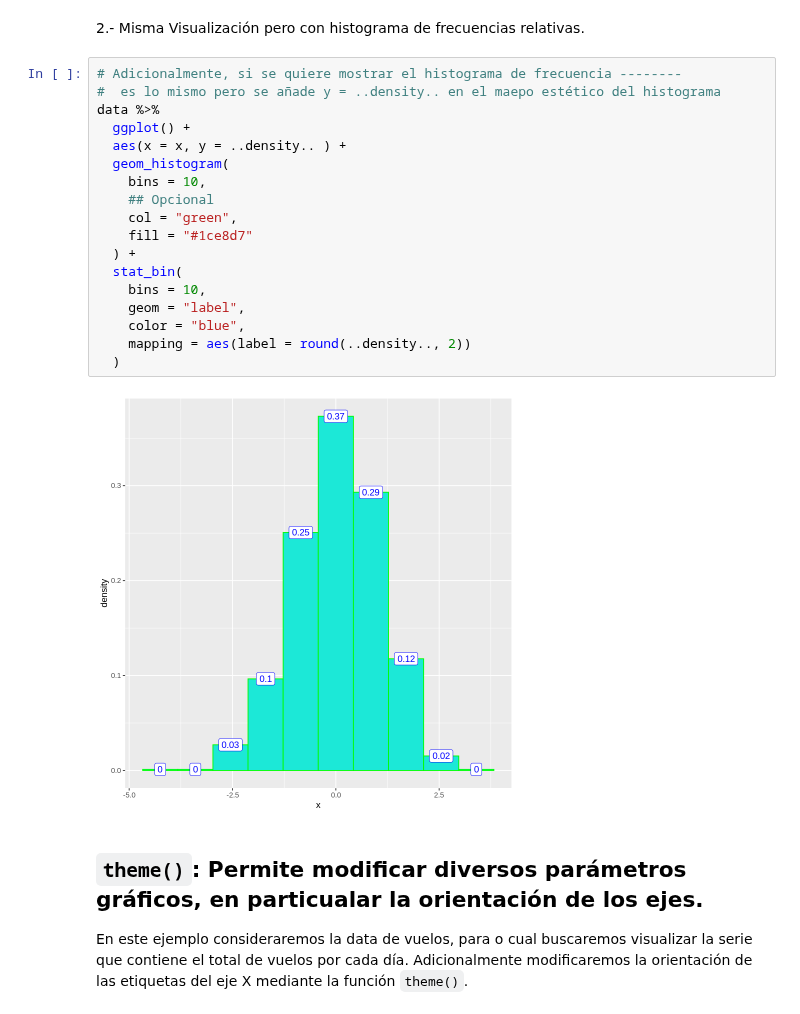
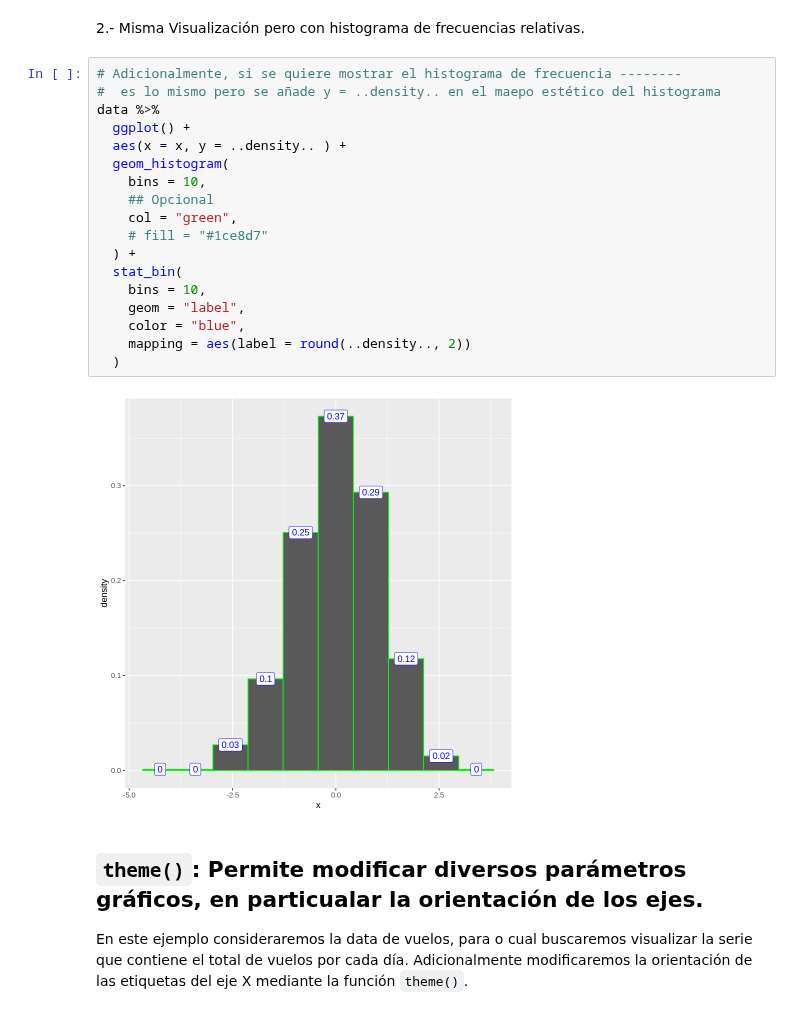
Before and after one commit to rodrigo-coco-espinoza/Introduccion_a_ciencia_de_datos_R_v2, a Jupyter notebook: Clases/Clase4/02_Ejemplos_adicionales_ggplot2_desarrollo.ipynb, the cells around one changed output. Drawn from its saved outputs; the diff is of its cells as text.

```diff
--- a/Clases/Clase4/02_Ejemplos_adicionales_ggplot2_desarrollo.ipynb
+++ b/Clases/Clase4/02_Ejemplos_adicionales_ggplot2_desarrollo.ipynb
@@ -47,23 +47,23 @@ data %>%
 # %%
 # Adicionalmente, si se quiere mostrar el histograma de frecuencia --------
 #  es lo mismo pero se añade y = ..density.. en el maepo estético del histograma
 data %>%
   ggplot() +
   aes(x = x, y = ..density.. ) +
   geom_histogram(
     bins = 10,
     ## Opcional
     col = "green",
-    fill = "#1ce8d7"
+    # fill = "#1ce8d7"
   ) +
   stat_bin(
     bins = 10,
     geom = "label",
     color = "blue",
     mapping = aes(label = round(..density.., 2))
   )
 # %% [output]
-[figure, old version]
+[figure, new version]
 # %% [markdown]
 ## `theme()`: Permite modificar diversos parámetros gráficos, en particualar la orientación de los ejes.
 
```
Also changed, not shown: parts of 4 cells of this notebook.
